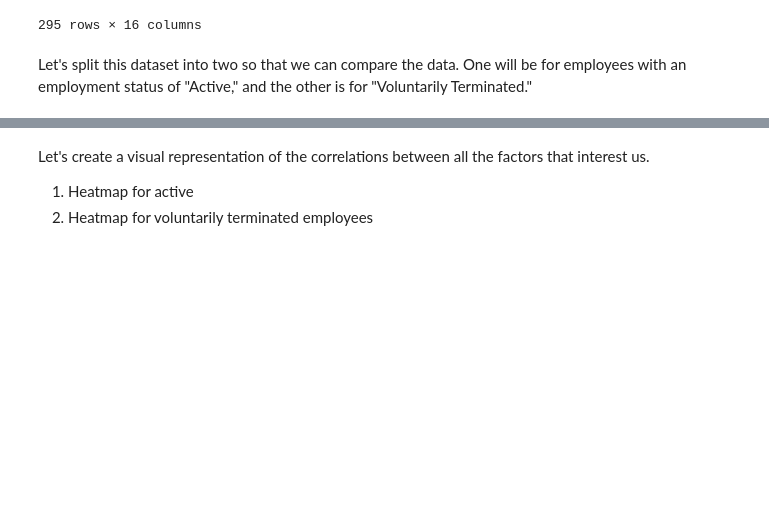
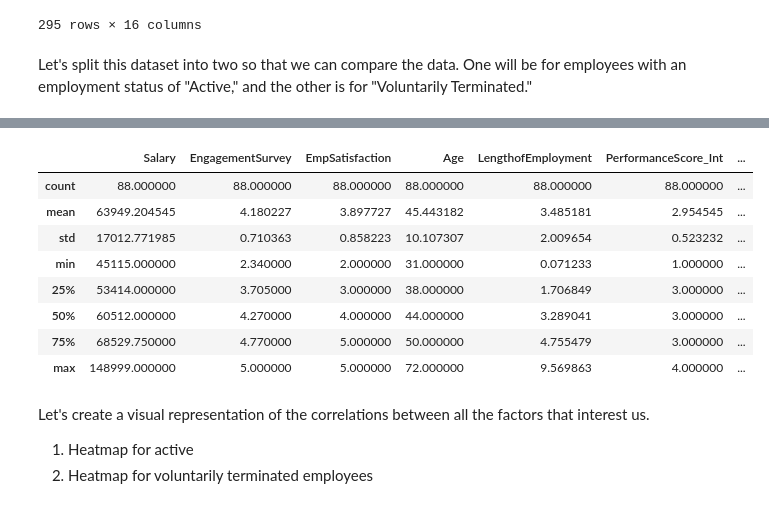
Before and after one commit to akazachk-teaching/Project-Group-5, a Jupyter notebook: project-code.ipynb, the cells around one changed output, grey strips where cells are left out. Cells and saved outputs as stored; diff of their text form; code cells hidden in the pictures; blank space fills up the shorter version.

```diff
--- a/project-code.ipynb
+++ b/project-code.ipynb
@@ -218,3 +236,16 @@ terminated_df_int = df_int.loc[df_int['EmpStatus_Int'] == 0]
+# %%
+# quick stats on active employees
+terminated_df_int[['Salary', 'EngagementSurvey', 'EmpSatisfaction', 'Age', 'LengthofEmployment', 'PerformanceScore_Int', 'Absences']].describe()
+# %% [output]
+|  | Salary | EngagementSurvey | EmpSatisfaction | Age | LengthofEmployment | PerformanceScore_Int | ... |
+| count | 88.000000 | 88.000000 | 88.000000 | 88.000000 | 88.000000 | 88.000000 | ... |
+| mean | 63949.204545 | 4.180227 | 3.897727 | 45.443182 | 3.485181 | 2.954545 | ... |
+| std | 17012.771985 | 0.710363 | 0.858223 | 10.107307 | 2.009654 | 0.523232 | ... |
+| min | 45115.000000 | 2.340000 | 2.000000 | 31.000000 | 0.071233 | 1.000000 | ... |
+| 25% | 53414.000000 | 3.705000 | 3.000000 | 38.000000 | 1.706849 | 3.000000 | ... |
+| 50% | 60512.000000 | 4.270000 | 4.000000 | 44.000000 | 3.289041 | 3.000000 | ... |
+| 75% | 68529.750000 | 4.770000 | 5.000000 | 50.000000 | 4.755479 | 3.000000 | ... |
+| max | 148999.000000 | 5.000000 | 5.000000 | 72.000000 | 9.569863 | 4.000000 | ... |
 # %% [markdown]
 Let's create a visual representation of the correlations between all the factors that interest us.
 1. Heatmap for active
```
Also changed, not shown: parts of 9 cells of this notebook, 1 other file.
